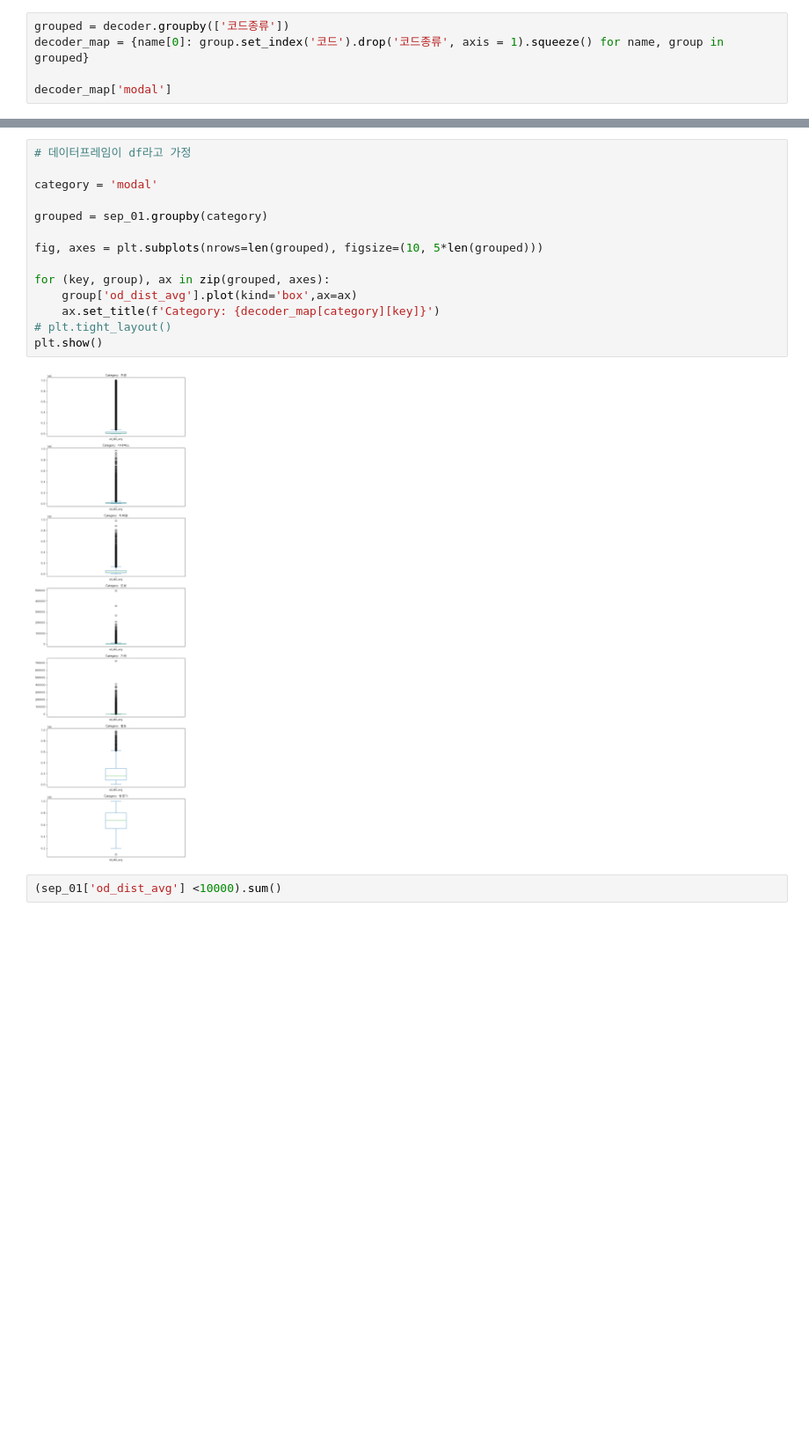
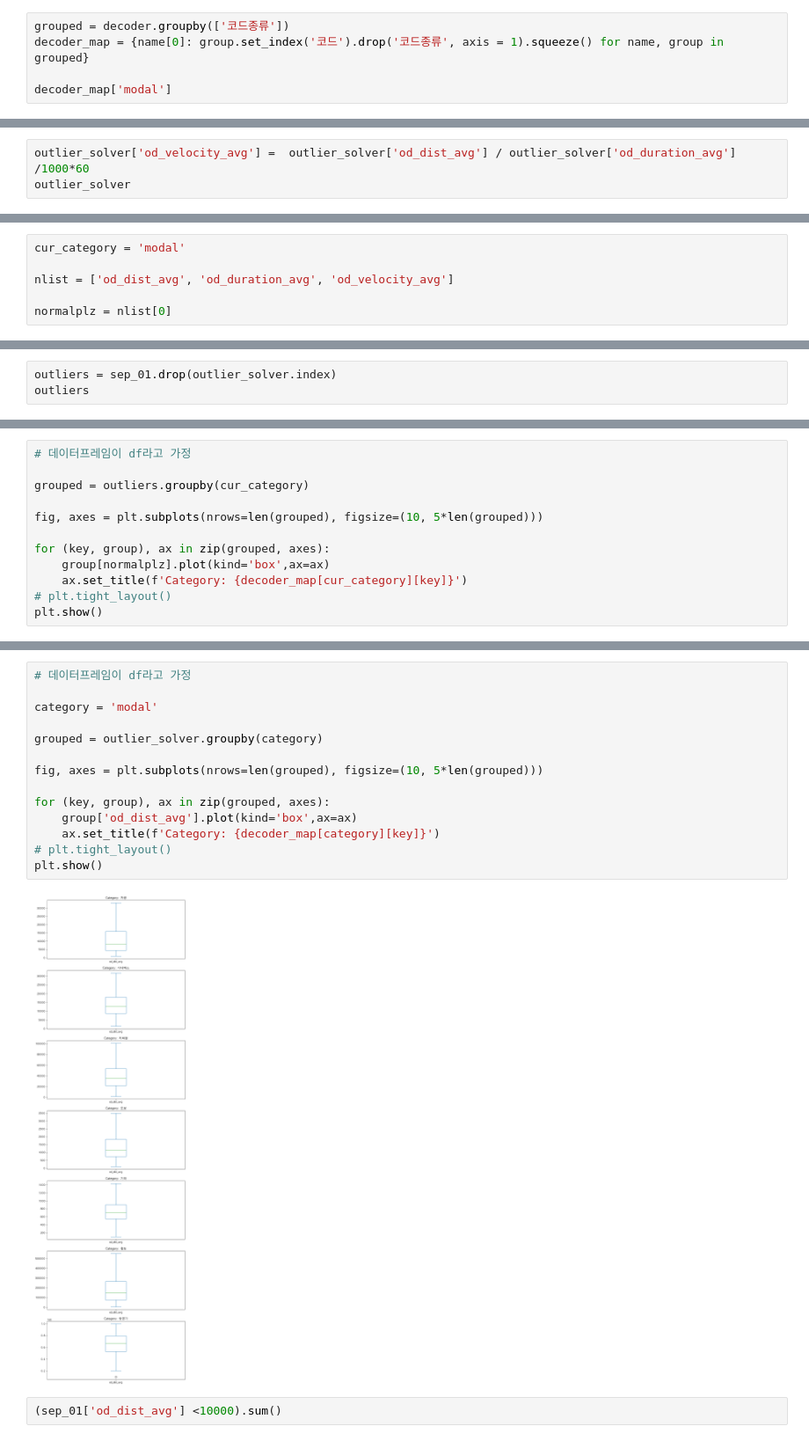
Before and after one commit to SangBeomPark-Bump/bigcontest, a Jupyter notebook: od탐색.ipynb, the cells around one changed output, grey strips where cells are left out. Shown at 88% size. Saved outputs shown, nothing was run; the diff lists cells and outputs as text; blank space fills up the shorter version.

```diff
--- a/od탐색.ipynb
+++ b/od탐색.ipynb
@@ -183,0 +267,3 @@ decoder_map['modal']
+# %%
+outlier_solver['od_velocity_avg'] =  outlier_solver['od_dist_avg'] / outlier_solver['od_duration_avg'] /1000*60
+outlier_solver
@@ -183,0 +289,6 @@ decoder_map['modal']
+# %%
+cur_category = 'modal'
+
+nlist = ['od_dist_avg', 'od_duration_avg', 'od_velocity_avg']
+
+normalplz = nlist[0]
@@ -183,0 +338,3 @@ decoder_map['modal']
+# %%
+outliers = sep_01.drop(outlier_solver.index)
+outliers
@@ -183,0 +355,12 @@ decoder_map['modal']
+# %%
+# 데이터프레임이 df라고 가정
+
+grouped = outliers.groupby(cur_category)
+
+fig, axes = plt.subplots(nrows=len(grouped), figsize=(10, 5*len(grouped)))
+
+for (key, group), ax in zip(grouped, axes):
+    group[normalplz].plot(kind='box',ax=ax)
+    ax.set_title(f'Category: {decoder_map[cur_category][key]}')
+# plt.tight_layout()
+plt.show()
@@ -184,19 +457,19 @@ decoder_map['modal']
 # %%
 # 데이터프레임이 df라고 가정
 
 category = 'modal'
 
-grouped = sep_01.groupby(category)
+grouped = outlier_solver.groupby(category)
 
 fig, axes = plt.subplots(nrows=len(grouped), figsize=(10, 5*len(grouped)))
 
 for (key, group), ax in zip(grouped, axes):
     group['od_dist_avg'].plot(kind='box',ax=ax)
     ax.set_title(f'Category: {decoder_map[category][key]}')
 # plt.tight_layout()
 plt.show()
 # %% [output]
-[figure, old version]
+[figure, new version]
 # %%
 (sep_01['od_dist_avg'] <10000).sum()
 # %% [output]
```
Also changed, not shown: parts of 21 cells of this notebook, 2 other files.
